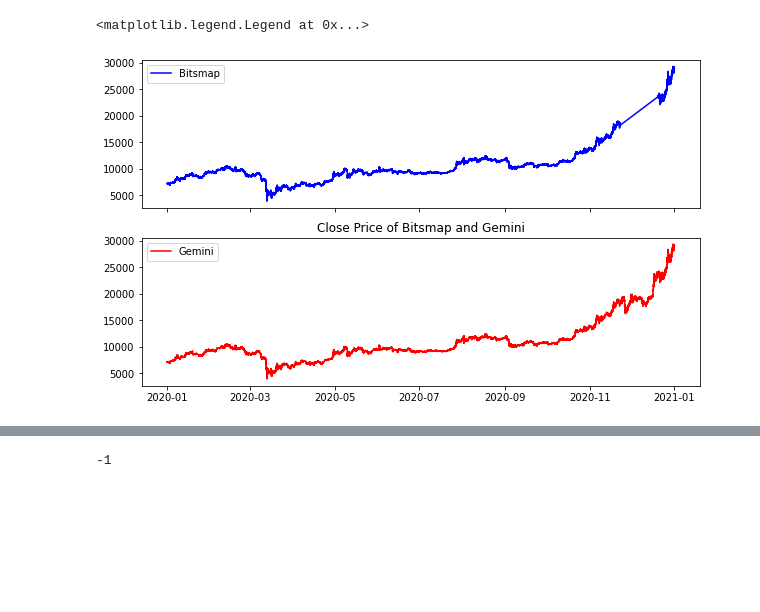
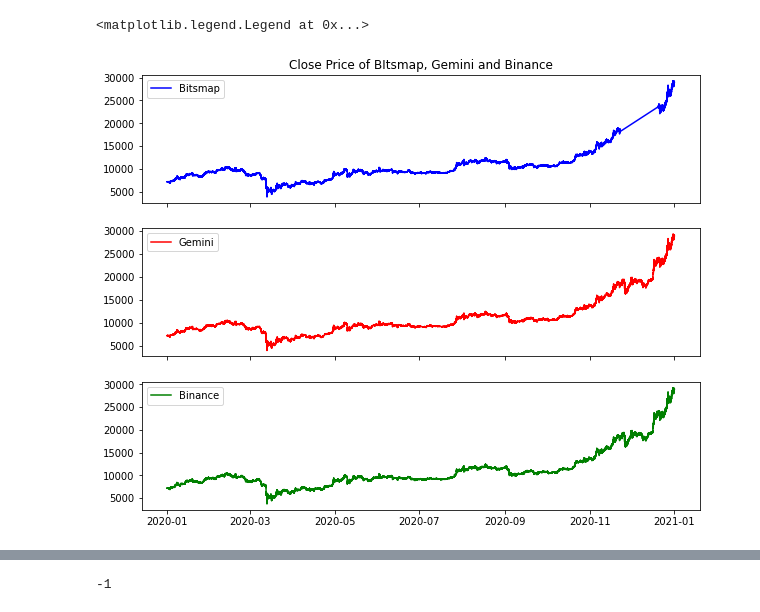
Before and after one commit to ayushimishra28/Cross-Corelation, a Jupyter notebook: Cross Correlation.ipynb, the cells around one changed output, grey strips where cells are left out. Cells and saved outputs as stored; diff of their text form; code cells hidden in the pictures; blank space fills up the shorter version.

```diff
--- a/Cross Correlation.ipynb
+++ b/Cross Correlation.ipynb
@@ -8,6 +8,7 @@ from scipy.signal import correlate
 # Loading the exchanges
 bitsmap = pd.read_csv('Bitstamp_BTCUSD_2020_minute.csv')
 gemini = pd.read_csv('gemini_BTCUSD_2020_1min.csv')
+binance = pd.read_csv('Binance_BTCUSDT_minute.csv')
 # %%
 bitsmap.head()
 # %% [output]
@@ -29,18 +39,24 @@ gemini.head()
+# %%
+# Converting date column type to datetime
+bitsmap['date'] = pd.to_datetime(bitsmap['date'])
+gemini['Date'] = pd.to_datetime(gemini['Date'])
+binance['date'] = pd.to_datetime(binance['date'])
+# %%
+binance = binance[(binance['date']> '2020') & (binance['date']<'2021')]
 # %%
-# Converting date column type to datetime
-bitsmap['date'] = pd.to_datetime(bitsmap['date'])
-gemini['Date'] = pd.to_datetime(gemini['Date'])
 
 # Plot the close price of both the exchanges
-fig, ax = plt.subplots(2, 1, figsize=(10, 6), sharex=True)
-plt.title('Close Price of Bitsmap and Gemini')
+fig, ax = plt.subplots(3, 1, figsize=(10, 8), sharex=True)
+ax[0].title.set_text('Close Price of BItsmap, Gemini and Binance')
 ax[0].plot(bitsmap['date'], bitsmap['close'], color='b', label='Bitsmap')
 ax[0].legend()
 ax[1].plot(gemini['Date'], gemini['Close'], color='r', label='Gemini')
 ax[1].legend()
+ax[2].plot(binance['date'], binance['close'], color='g', label='Binance')
+ax[2].legend()
 # %% [output]
 <matplotlib.legend.Legend at 0x...>
-[figure, old version]
+[figure, new version]
 # %%
 # Renaming the columns of bitsmap
 bitsmap.rename(columns = {'close':'Close','date':'Date'}, inplace = True)
```
Also changed, not shown: parts of 9 cells of this notebook.
